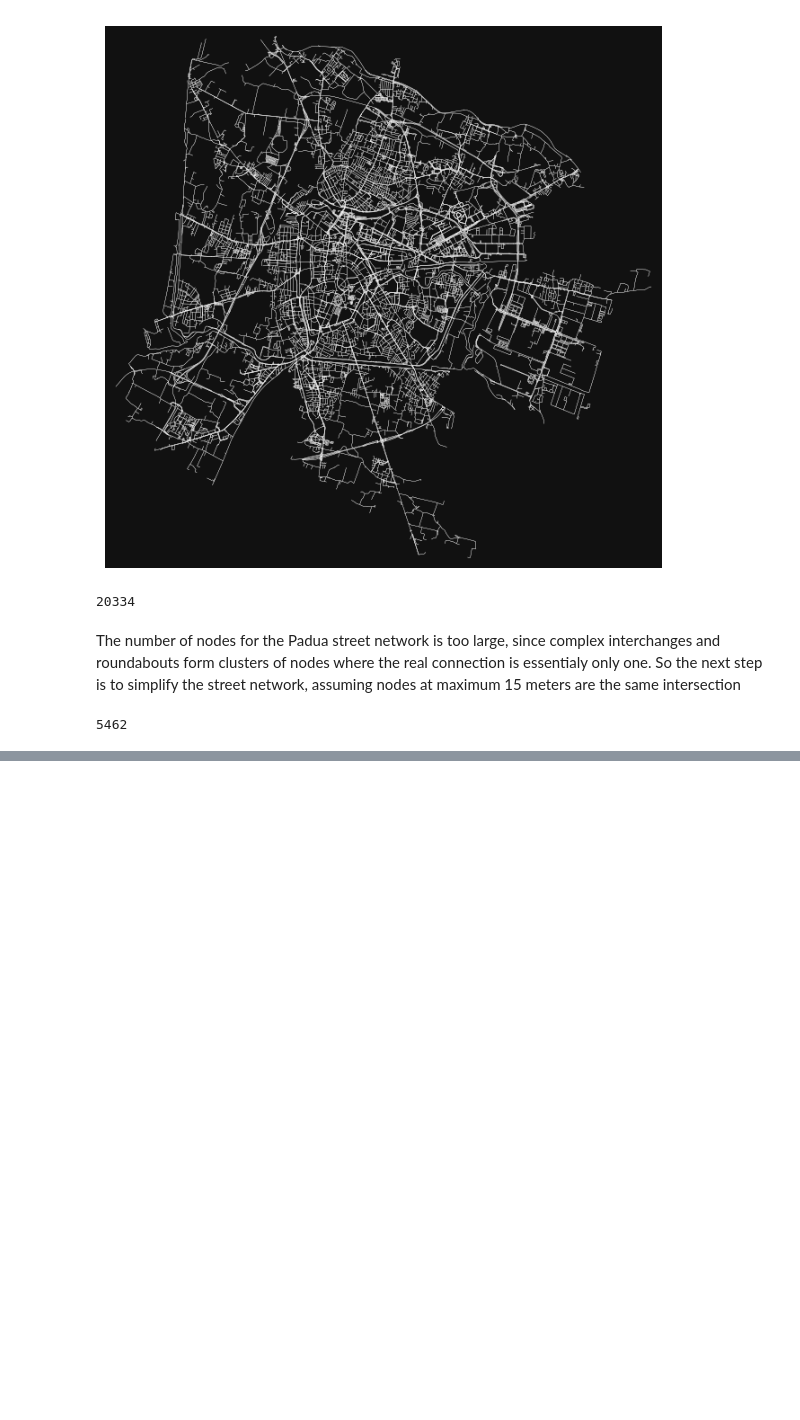
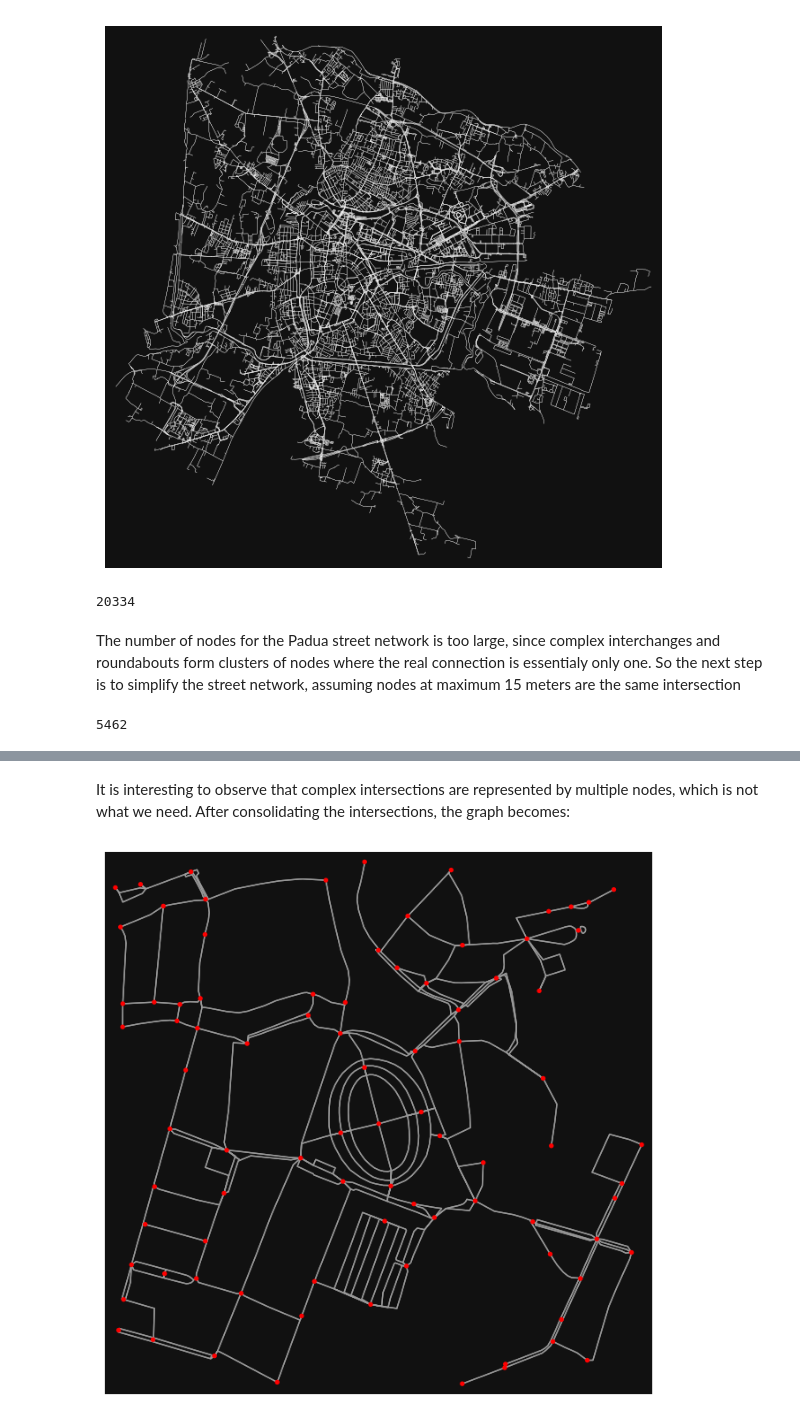
Before and after one commit to danielcharles0/LFN2324, a Jupyter notebook: Analysis.ipynb, the cells around one changed output, grey strips where cells are left out. Cells and saved outputs as stored; diff of their text form; code cells hidden in the pictures; blank space fills up the shorter version.

```diff
--- a/Analysis.ipynb
+++ b/Analysis.ipynb
@@ -60,0 +50,9 @@ fig, ax = ox.plot_graph(G2, node_color="r", edge_linewidth=0.2, bbox=bbox)
+# %% [markdown]
+It is interesting to observe that complex intersections are represented by multiple nodes, which is not what we need.
+After consolidating the intersections, the graph becomes:
+# %%
+G_proj_ex = ox.project_graph(G_ex)
+G_ex_simple = ox.consolidate_intersections(G_proj_ex, rebuild_graph=True, tolerance=15, dead_ends=False)
+fig, ax = ox.plot_graph(G_ex_simple, node_color="r")
+# %% [output]
+[figure, added]
```
Also changed, not shown: parts of 23 cells of this notebook, 2 other files.
